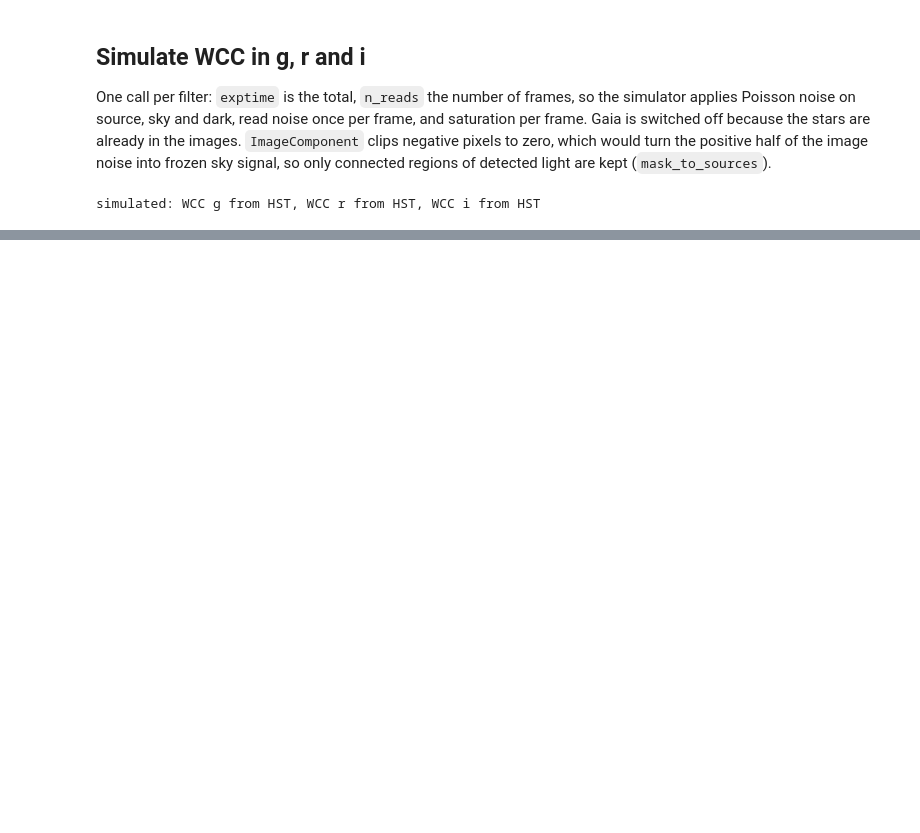
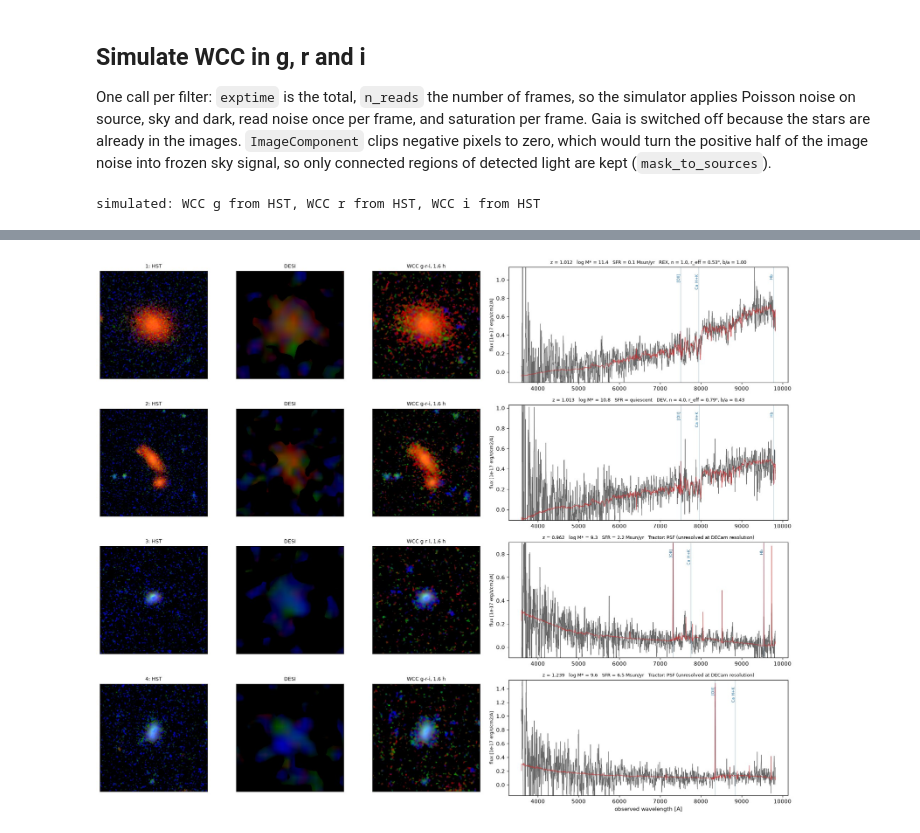
Before and after one commit to virajpandya/wcc-sim, a Jupyter notebook: notebooks/13_galaxy_field_hst_desi_wcc.ipynb, the cells around one changed output, grey strips where cells are left out. Drawn from its saved outputs; the diff is of its cells as text; code cells hidden in the pictures; blank space fills up the shorter version.

```diff
--- a/notebooks/13_galaxy_field_hst_desi_wcc.ipynb
+++ b/notebooks/13_galaxy_field_hst_desi_wcc.ipynb
@@ -277,0 +274,13 @@ fig.tight_layout()
+# %%
+t0 = time.perf_counter()
+spec = ga.desi_galaxy_spectra(FRA, FDEC, half_diag)                                   # DESI galaxies in the frame's circumscribed circle
+gx, gy = frame.wcs.world_to_pixel_values(spec["ra"], spec["dec"])
+edge = 100                                                                           # px: keep each galaxy and its surroundings inside the frame
+spec = spec[(gx > edge) & (gx < nx - edge) & (gy > edge) & (gy < ny - edge)]
+print(f"{len(spec)} DESI galaxy spectra inside the frame ({time.perf_counter() - t0:.0f} s)")
+
+cat3d = ga.fetch_3dhst(FIELD, cache_dir=CACHE)
+k3d, _ = ga.match_catalog(spec["ra"], spec["dec"], cat3d, max_sep_arcsec=1.0)
+
+tractor = lsm.fetch_tractor(FRA, FDEC, half_diag + lsm.QUERY_MARGIN_ARCSEC, release="ls_dr10", cache_dir=CACHE)
+kt, _ = ga.match_catalog(spec["ra"], spec["dec"], tractor, max_sep_arcsec=1.5)
@@ -277,0 +337,36 @@ fig.tight_layout()
+# %%
+LINES = {"[OII]": 3727.3, "Ca H+K": 3950.0, "Hb": 4861.3, "[OIII]": 5006.8, "Mg b": 5175.0, "Na D": 5893.0, "Ha": 6562.8}
+zoom_cols = ((hst_frame_rgb, "HST"), (desi_frame_rgb, "DESI"), (wcc_hst_rgb, f"WCC g-r-i, {T_LABEL}"))
+fig = plt.figure(figsize=(18, 3.6 * len(galaxies)))
+grid = GridSpec(len(galaxies), 4, width_ratios=[1, 1, 1, 2.6], figure=fig)
+for r, (_, g) in enumerate(galaxies.iterrows()):
+    gxp, gyp = frame.wcs.world_to_pixel_values(g["ra"], g["dec"])
+    r_eff = g.get("r_eff [arcsec]", np.nan)
+    h = int(np.clip(4 * (r_eff if np.isfinite(r_eff) else 0.6), 2.5, 8.0) / pix)
+    cx, cy = int(gxp), int(gyp)
+    sl = (slice(max(cy - h, 0), cy + h), slice(max(cx - h, 0), cx + h))
+    for c, (img, title) in enumerate(zoom_cols):
+        ax = fig.add_subplot(grid[r, c])
+        ax.imshow(img[sl], origin="lower"); ax.set_xticks([]); ax.set_yticks([])
+        ax.set_title(f"{r + 1}: {title}" if c == 0 else title, fontsize=9)
+    ax = fig.add_subplot(grid[r, 3])
+    wave, flux, ivar, model = ga.desi_spectrum(g["sparcl_id"])
+    ok = ivar > 0
+    ax.plot(wave[ok], median_filter(flux[ok], 15), color="0.4", lw=0.8)
+    ax.plot(wave[ok], model[ok], color="tab:red", lw=0.8, alpha=0.8)
+    top = np.nanpercentile(median_filter(flux[ok], 15), 99.5) * 1.3
+    ax.set_ylim(-0.1 * top, top)
+    for name, w0 in LINES.items():
+        w = w0 * (1 + g["DESI z"])
+        if wave[0] < w < wave[-1]:
+            ax.axvline(w, color="tab:blue", lw=0.6, alpha=0.5); ax.text(w, top * 0.93, name, rotation=90, ha="right", va="top", fontsize=7, color="tab:blue")
+    ax.set_ylabel("flux [1e-17 erg/s/cm2/A]", fontsize=8)
+    sfr = g.get("SFR [Msun/yr]", np.nan)
+    ax.set_title(f"z = {g['DESI z']:.3f}   log M* = {g.get('log M*', np.nan):.1f}   SFR = " + ("quiescent" if sfr == 0 else f"{sfr:.1f} Msun/yr")
+                 + "   " + (f"{g['profile']}, n = {g['n']:.1f}, r_eff = {r_eff:.2f}\", b/a = {g['b/a']:.2f}" if np.isfinite(r_eff)
+                              else "Tractor: PSF (unresolved at DECam resolution)"), fontsize=8.5)
+    if r == len(galaxies) - 1:
+        ax.set_xlabel("observed wavelength [A]")
+fig.tight_layout()
+# %% [output]
+[figure, added]
```
Also changed, not shown: parts of 20 cells of this notebook, 2 other files.
